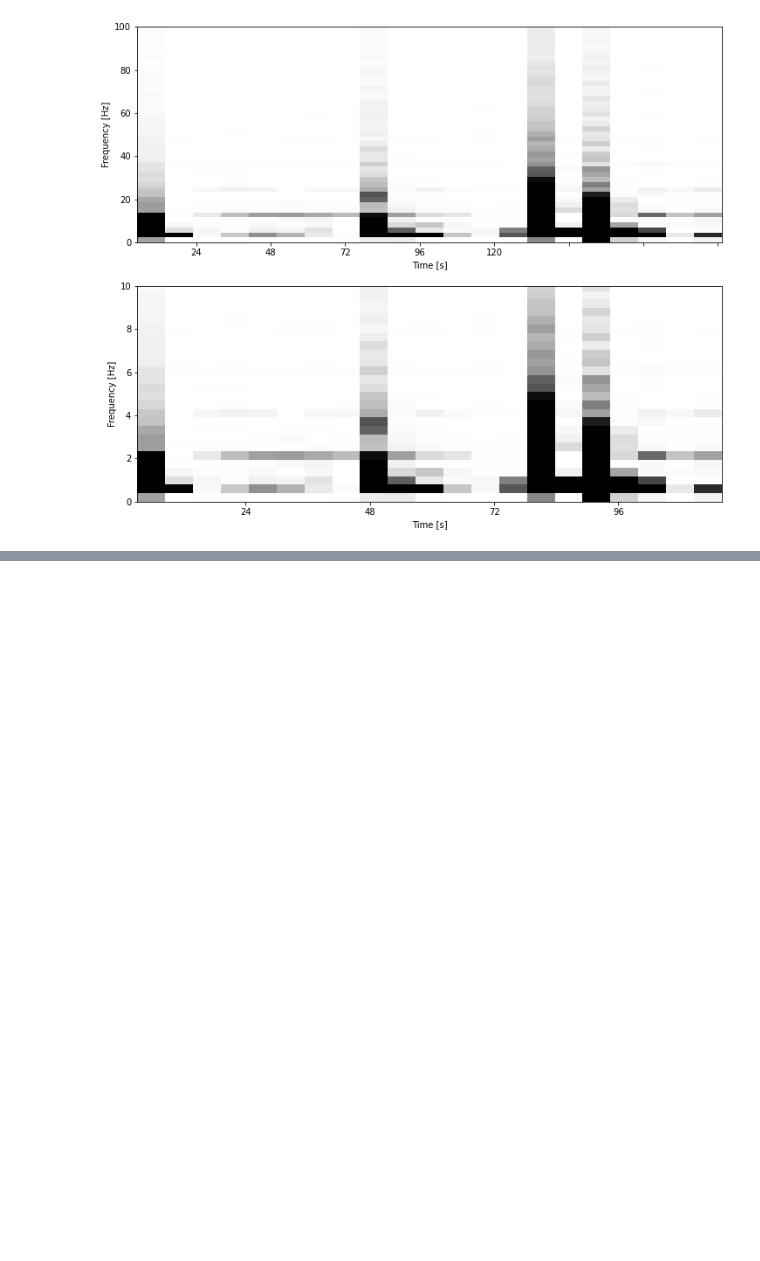
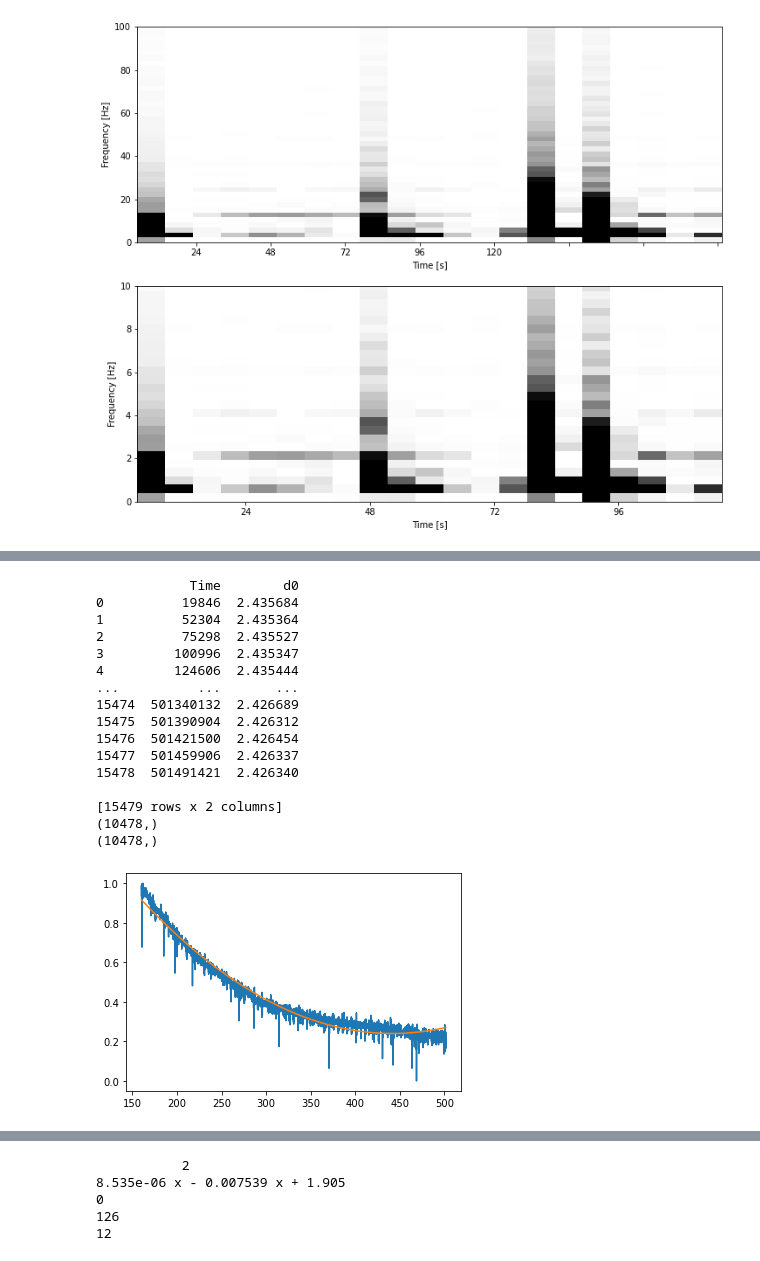
Before and after one commit to AmeVel2040/eclipseAmeyaSharing, a Jupyter notebook: InitialSpectogramAnalysis6-13-22.ipynb, the cells around one changed output, grey strips where cells are left out. Saved outputs shown, nothing was run; the diff lists cells and outputs as text; code cells hidden in the pictures; blank space fills up the shorter version.

```diff
--- a/InitialSpectogramAnalysis6-13-22.ipynb
+++ b/InitialSpectogramAnalysis6-13-22.ipynb
@@ -632,0 +639,22 @@ genthePlots(returnData('https://raw.githubusercontent.com/AmeVel2040/myPiFiles/m
+# %%
+#15000
+#R3=1E6
+genthePlots(returnData('https://raw.githubusercontent.com/AmeVel2040/myPiFiles/main/LSStuffAmeya/22-06-22at04-34PM'),5000,-1,600,100,200,2,256,256)
+# %% [output]
+            Time        d0
+0          19846  2.435684
+1          52304  2.435364
+2          75298  2.435527
+3         100996  2.435347
+4         124606  2.435444
+...          ...       ...
+15474  501340132  2.426689
+15475  501390904  2.426312
+15476  501421500  2.426454
+15477  501459906  2.426337
+15478  501491421  2.426340
+
+[15479 rows x 2 columns]
+(10478,)
+(10478,)
+[figure, added]
@@ -632,0 +662,5 @@ genthePlots(returnData('https://raw.githubusercontent.com/AmeVel2040/myPiFiles/m
+           2
+8.535e-06 x - 0.007539 x + 1.905
+0
+126
+12
```
Also changed, not shown: parts of 25 cells of this notebook.
